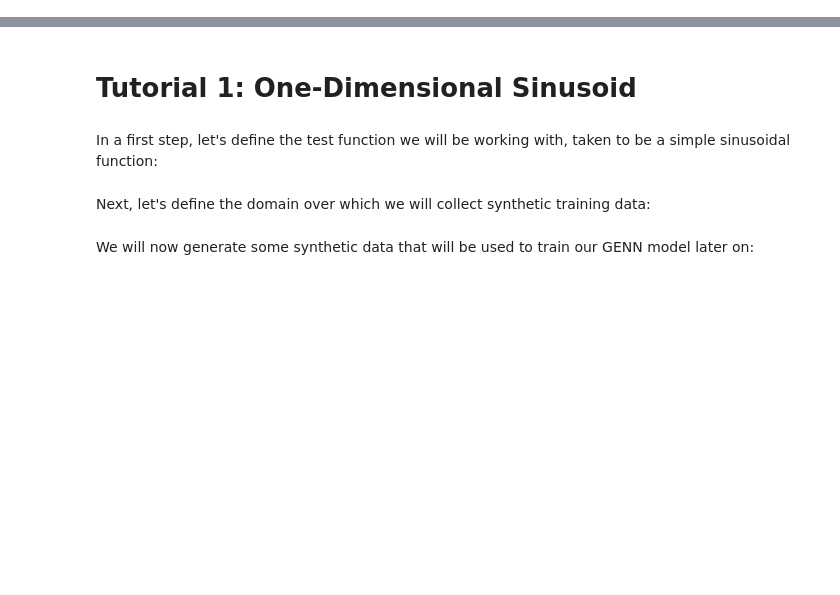
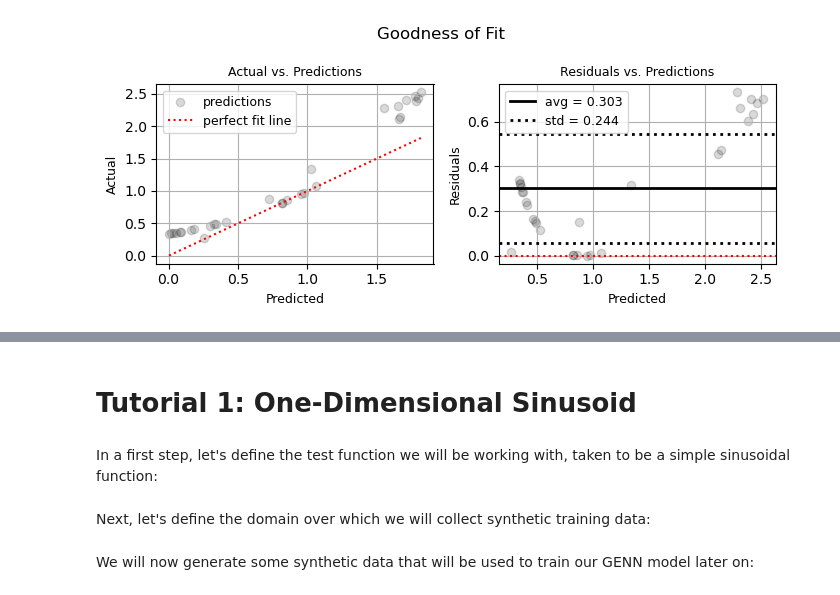
Before and after one commit to shb84/JENN, a Jupyter notebook: demo/demo_1_sinusoid.ipynb, the cells around one changed output, grey strips where cells are left out. Cells and saved outputs as stored; diff of their text form; code cells hidden in the pictures; blank space fills up the shorter version.

Commit message:
started to add plotting utils

```diff
--- a/demo/demo_1_sinusoid.ipynb
+++ b/demo/demo_1_sinusoid.ipynb
@@ -0,0 +3,7 @@
+# %%
+x_train, y_train, dydx_train = jenn.synthetic.Sinusoid.sample(m_lhs=0, m_levels=4)
+x_test, y_test, dydx_test = jenn.synthetic.Sinusoid.sample(m_lhs=30, m_levels=0)
+nn = jenn.model.NeuralNet(layer_sizes=[1, 12, 1]).fit(x_train, y_train)
+genn = jenn.model.NeuralNet(layer_sizes=[1, 12, 1]).fit(x_train, y_train, dydx_train)
+jenn.utils.plot.goodness_of_fit(y_test, y_pred=genn.predict(x_test))
+# %% [output]
@@ -0,0 +12 @@
+[figure, added]
```
Also changed, not shown: parts of 8 cells of this notebook, 8 other files.
